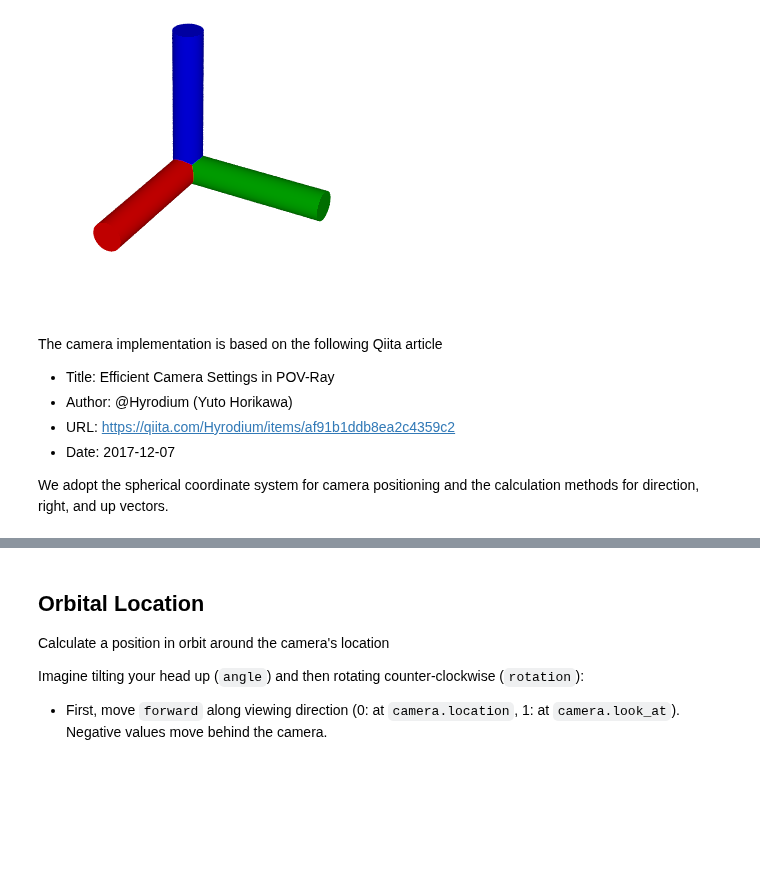
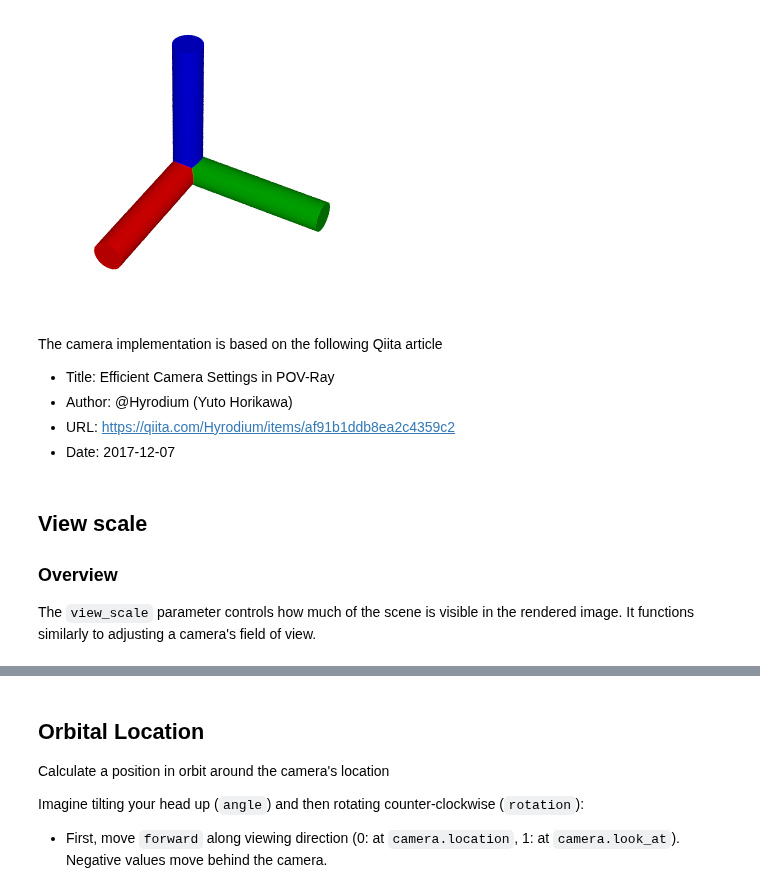
Before and after one commit to daizutabi/fdray, a Jupyter notebook: docs/notebooks/camera/camera.ipynb, the cells around one changed output, grey strips where cells are left out. Saved outputs shown, nothing was run; the diff lists cells and outputs as text; code cells hidden in the pictures; blank space fills up the shorter version.

```diff
--- a/docs/notebooks/camera/camera.ipynb
+++ b/docs/notebooks/camera/camera.ipynb
@@ -5,15 +22,15 @@
 # %%
 from fdray import *
 
 Scene(
-    Camera(longitude=30, latitude=30),
+    Camera(longitude=30, latitude=40),
     LightSource(0, Color("white")),  # at camera location
     Cylinder(0, (1, 0, 0), 0.1, Color("red")),
     Cylinder(0, (0, 1, 0), 0.1, Color("green")),
     Cylinder(0, (0, 0, 1), 0.1, Color("blue")),
 ).render(width=300, height=300)
 # %% [output]
-[figure, old version]
+[figure, new version]
 # %% [markdown]
 The camera implementation is based on the following Qiita article
 
@@ -21,6 +38,9 @@ The camera implementation is based on the following Qiita article
  - Author: @Hyrodium (Yuto Horikawa)
  - URL: https://qiita.com/Hyrodium/items/af91b1ddb8ea2c4359c2
  - Date: 2017-12-07
-
-We adopt the spherical coordinate system for camera positioning
-and the calculation methods for direction, right, and up vectors.
+# %% [markdown]
+## View scale
+
+### Overview
+
+The `view_scale` parameter controls how much of the scene is visible in the rendered image. It functions similarly to adjusting a camera's field of view.
```
Also changed, not shown: parts of 9 cells of this notebook, 1 other file.
